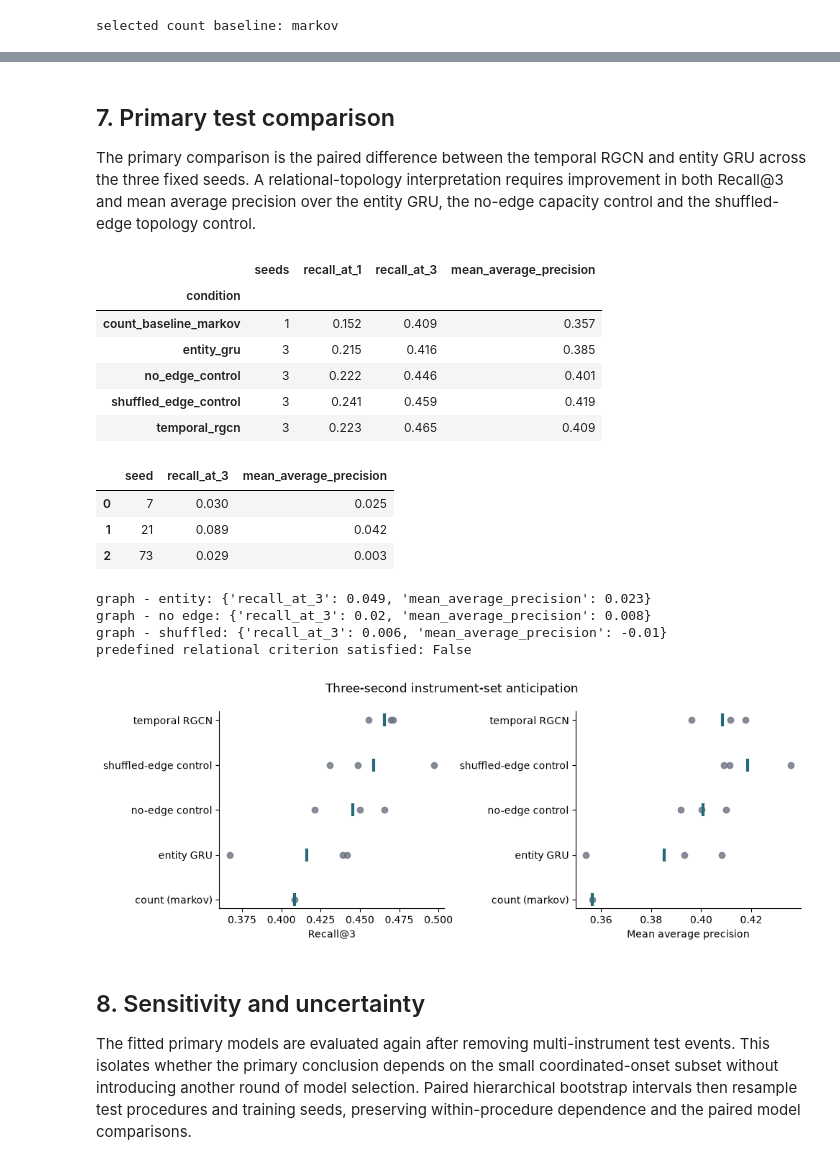
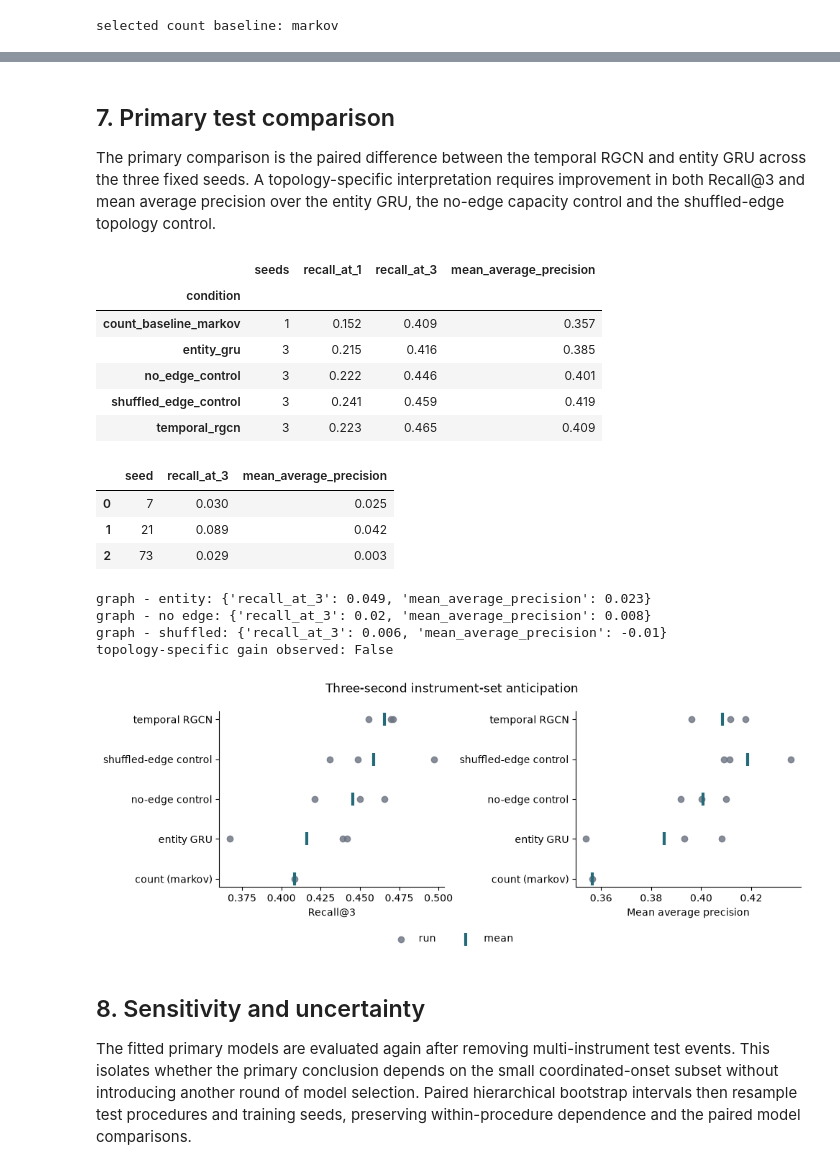
Before and after one commit to MaxiStahl1992/scene-graph-next-action-anticipation, a Jupyter notebook: notebooks/02_relational_model_comparison.ipynb, the cells around one changed output, grey strips where cells are left out. Cells and saved outputs as stored; diff of their text form; code cells hidden in the pictures.

```diff
--- a/notebooks/02_relational_model_comparison.ipynb
+++ b/notebooks/02_relational_model_comparison.ipynb
@@ -453,7 +453,7 @@ edge control / 73      epoch 29 | val mAP 0.469 | 4.6s
 # %% [markdown]
 ## 7. Primary test comparison
 
-The primary comparison is the paired difference between the temporal RGCN and entity GRU across the three fixed seeds. A relational-topology interpretation requires improvement in both Recall@3 and mean average precision over the entity GRU, the no-edge capacity control and the shuffled-edge topology control.
+The primary comparison is the paired difference between the temporal RGCN and entity GRU across the three fixed seeds. A topology-specific interpretation requires improvement in both Recall@3 and mean average precision over the entity GRU, the no-edge capacity control and the shuffled-edge topology control.
 # %%
 test_labels = torch.stack([example["y"] for example in EXAMPLES["test"]])
 test_multi = torch.tensor([example["multi_instrument"] for example in EXAMPLES["test"]])
@@ -513,13 +513,13 @@ metrics_of_interest = ["recall_at_3", "mean_average_precision"]
 graph_vs_entity = gnn_mean[metrics_of_interest] - gru_mean[metrics_of_interest]
 graph_vs_no_edge = gnn_mean[metrics_of_interest] - no_edge_mean[metrics_of_interest]
 graph_vs_shuffled = gnn_mean[metrics_of_interest] - control_mean[metrics_of_interest]
-relations_supported = bool(
+topology_specific_gain_observed = bool(
     (graph_vs_entity > 0).all() and (graph_vs_no_edge > 0).all() and (graph_vs_shuffled > 0).all()
 )
 print("graph - entity:", graph_vs_entity.round(3).to_dict())
 print("graph - no edge:", graph_vs_no_edge.round(3).to_dict())
 print("graph - shuffled:", graph_vs_shuffled.round(3).to_dict())
-print("predefined relational criterion satisfied:", relations_supported)
+print("topology-specific gain observed:", topology_specific_gain_observed)
 
 FIGURES_ROOT.mkdir(exist_ok=True)
 fig, axes = plt.subplots(1, 2, figsize=(10, 3.8))
@@ -530,38 +530,48 @@ plot_conditions = [
 plot_labels = [
     f"count ({BASELINE})", "entity GRU", "no-edge control",
     "shuffled-edge control", "temporal RGCN"
 ]
 for axis, metric, title in zip(
     axes, ["recall_at_3", "mean_average_precision"], ["Recall@3", "Mean average precision"]
 ):
     for position, (condition, label) in enumerate(zip(plot_conditions, plot_labels)):
         values = primary_results.query("condition == @condition")[metric]
-        axis.scatter(values, [position] * len(values), color="#6B7280", alpha=0.8, zorder=2)
-        axis.scatter(values.mean(), position, marker="|", s=180, linewidth=3, color="#256A78", zorder=3)
+        point_label = "run" if position == 0 else None
+        mean_label = "mean" if position == 0 else None
+        axis.scatter(
+            values, [position] * len(values), color="#6B7280", alpha=0.8,
+            zorder=2, label=point_label
+        )
+        axis.scatter(
+            values.mean(), position, marker="|", s=180, linewidth=3,
+            color="#256A78", zorder=3, label=mean_label
+        )
     axis.set_yticks(range(len(plot_labels)), plot_labels)
     axis.set_xlabel(title)
     axis.spines[["top", "right"]].set_visible(False)
 fig.suptitle("Three-second instrument-set anticipation")
-fig.tight_layout()
+handles, labels = axes[0].get_legend_handles_labels()
+fig.legend(handles, labels, loc="lower center", ncol=2, frameon=False)
+fig.tight_layout(rect=(0, 0.08, 1, 1))
 fig.savefig(FIGURES_ROOT / "02_primary_model_comparison.png", dpi=160)
 plt.show()
 # %% [output]
 |  | seeds | recall_at_1 | recall_at_3 | mean_average_precision |
 | condition |  |  |  |  |
 | count_baseline_markov | 1 | 0.152 | 0.409 | 0.357 |
 | entity_gru | 3 | 0.215 | 0.416 | 0.385 |
 | no_edge_control | 3 | 0.222 | 0.446 | 0.401 |
 | shuffled_edge_control | 3 | 0.241 | 0.459 | 0.419 |
 | temporal_rgcn | 3 | 0.223 | 0.465 | 0.409 |
 |  | seed | recall_at_3 | mean_average_precision |
 | 0 | 7 | 0.030 | 0.025 |
 | 1 | 21 | 0.089 | 0.042 |
 | 2 | 73 | 0.029 | 0.003 |
 graph - entity: {'recall_at_3': 0.049, 'mean_average_precision': 0.023}
 graph - no edge: {'recall_at_3': 0.02, 'mean_average_precision': 0.008}
 graph - shuffled: {'recall_at_3': 0.006, 'mean_average_precision': -0.01}
-predefined relational criterion satisfied: False
+topology-specific gain observed: False
-[figure, old version]
+[figure, new version]
 # %% [markdown]
 ## 8. Sensitivity and uncertainty
 
```
Also changed, not shown: parts of 6 cells of this notebook, 8 other files.
